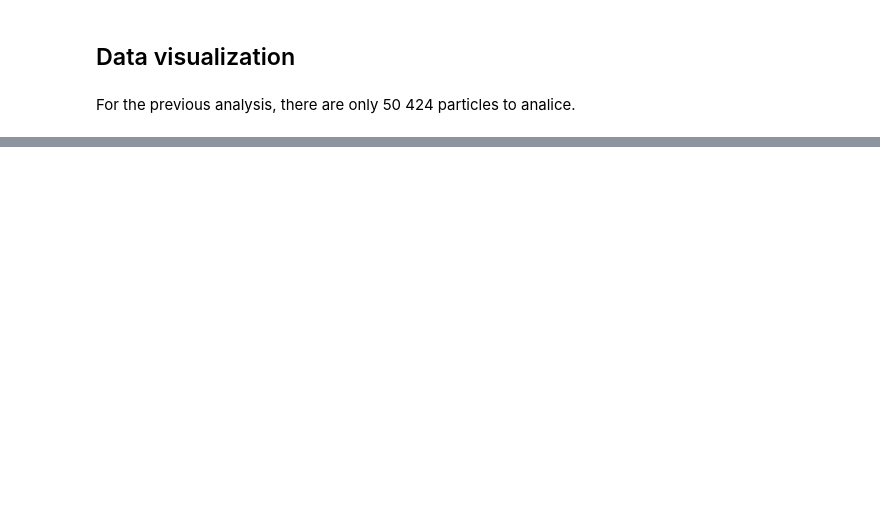
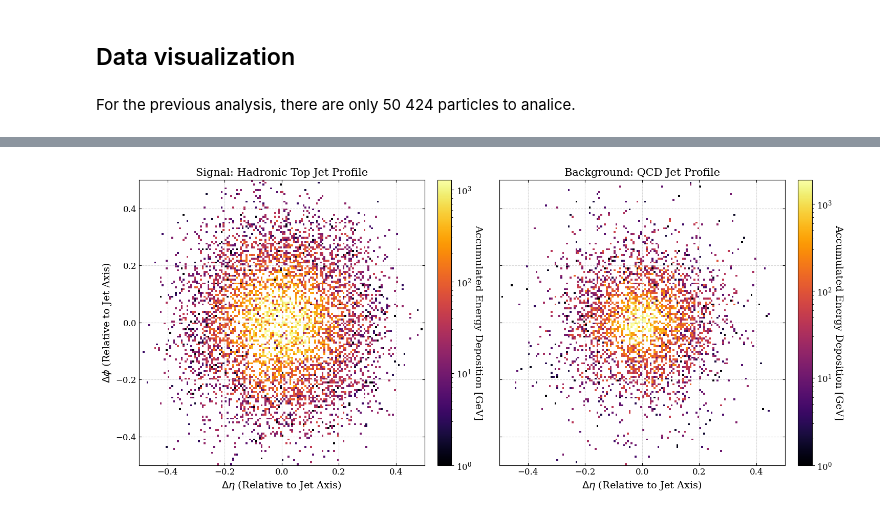
Before and after one commit to Jorge-1501/QKANs-ML4SCI_2026, a Jupyter notebook: notebooks/EDA_top.ipynb, the cells around one changed output, grey strips where cells are left out. Drawn from its saved outputs; the diff is of its cells as text; code cells hidden in the pictures; blank space fills up the shorter version.

```diff
--- a/notebooks/EDA_top.ipynb
+++ b/notebooks/EDA_top.ipynb
@@ -274,0 +268,67 @@ plt.show()
+# %%
+plt.rcParams.update({
+    'font.size': 12,
+    'axes.labelsize': 14,
+    'axes.titlesize': 15,
+    'font.family': 'serif',     # Tipografía serif estándar de revistas como PRD
+    'text.usetex': False        # Activar si tienes un compilador LaTeX en tu sistema
+})
+
+# Creamos el lienzo: 1 fila, 2 columnas con ejes compartidos
+fig, axes = plt.subplots(1, 2, figsize=(15, 6.5), sharex=True, sharey=True)
+
+# Rango físico del Jet donde ocurre la desintegración (Anti-kT R=0.8, centrado en 0.5)
+img_range = [[-0.5, 0.5], [-0.5, 0.5]]
+resolucion_pixeles = 150
+
+# ================= 1. PERFIL DE ENERGÍA DE LA SEÑAL (TOP QUARK) =================
+im0 = axes[0].hist2d(
+    top_data["delta_eta"].to_numpy(),
+    top_data["delta_phi"].to_numpy(),
+    weights=top_data["energy"].to_numpy(),  # <--- Aquí está la magia: ponderamos por Energía
+    bins=resolucion_pixeles,
+    range=img_range,
+    cmap="inferno",                         # Paleta térmica por excelencia
+    norm=LogNorm(vmin=1.0, vmax=top_data["energy"].to_numpy().max())                          # Escala logarítmica para el rango dinámico de energía
+)
+
+# Barra de color dedicada para el Top
+cbar0 = fig.colorbar(im0[3], ax=axes[0], fraction=0.046, pad=0.04)
+cbar0.set_label('Accumulated Energy Deposition [GeV]', rotation=270, labelpad=15)
+
+axes[0].set_title(r"Signal: Hadronic Top Jet Profile")
+axes[0].set_xlabel(r"$\Delta\eta$ (Relative to Jet Axis)")
+axes[0].set_ylabel(r"$\Delta\phi$ (Relative to Jet Axis)")
+
+
+# ================= 2. PERFIL DE ENERGÍA DEL FONDO (QCD) =================
+im1 = axes[1].hist2d(
+    background_data["delta_eta"].to_numpy(),
+    background_data["delta_phi"].to_numpy(),
+    weights=background_data["energy"].to_numpy(),  # Ponderamos por Energía
+    bins=resolucion_pixeles,
+    range=img_range,
+    cmap="inferno",
+    norm=LogNorm(vmin=1.0, vmax=background_data["energy"].to_numpy().max())
+)
+
+# Barra de color dedicada para el QCD
+cbar1 = fig.colorbar(im1[3], ax=axes[1], fraction=0.046, pad=0.04)
+cbar1.set_label('Accumulated Energy Deposition [GeV]', rotation=270, labelpad=15)
+
+axes[1].set_title("Background: QCD Jet Profile")
+axes[1].set_xlabel(r"$\Delta\eta$ (Relative to Jet Axis)")
+
+
+# ================= AJUSTES DE GEOMETRÍA EXPERIMENTAL =================
+for ax in axes:
+    ax.set_aspect('equal')              # Relación 1:1 estricta para no deformar el Jet
+    ax.set_xlim(-0.5, 0.5)
+    ax.set_ylim(-0.5, 0.5)
+    ax.tick_params(direction='in', top=True, right=True)        # Ticks hacia adentro
+    ax.grid(True, linestyle='--', alpha=0.5)                      # Cuadrículas para apreciar la textura de la energía
+
+plt.tight_layout()
+plt.show()
+# %% [output]
+[figure, added]
```
Also changed, not shown: parts of 9 cells of this notebook.
